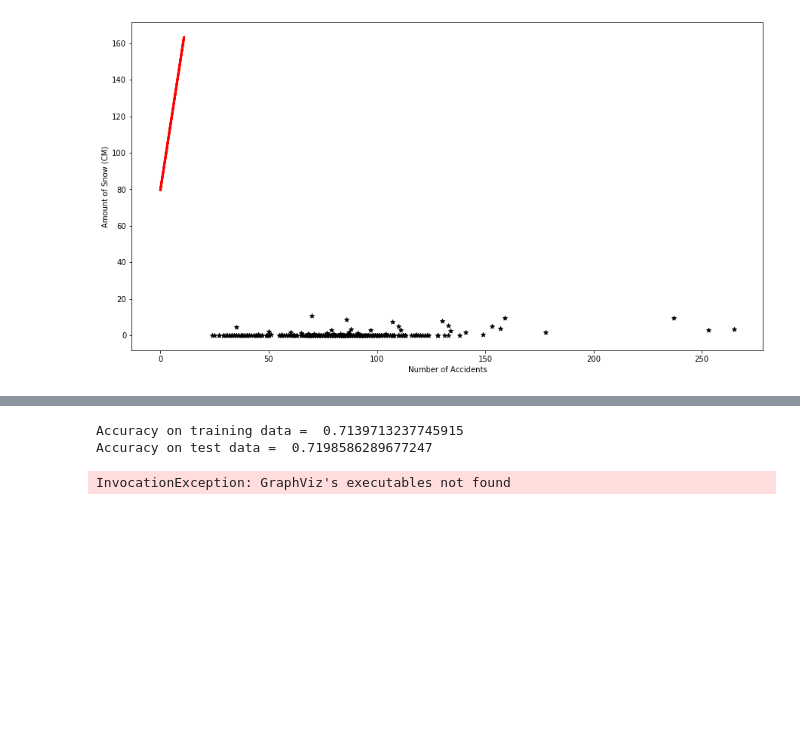
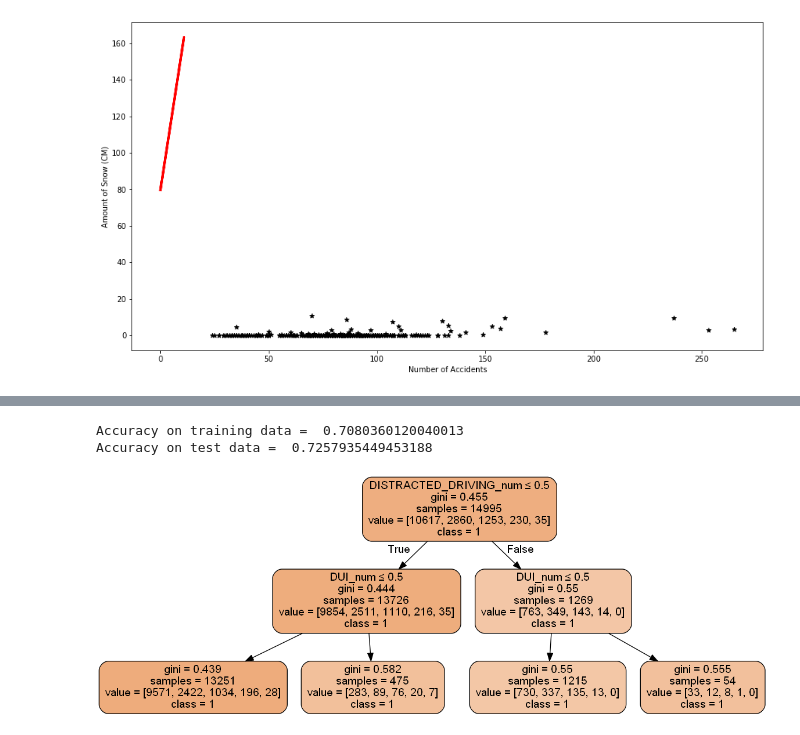
Before and after one commit to ckyle25/dSFinalProject2020, a Jupyter notebook: Automobile Accidents.ipynb, the cells around one changed output, grey strips where cells are left out. Drawn from its saved outputs; the diff is of its cells as text; code cells hidden in the pictures; blank space fills up the shorter version.

```diff
--- a/Automobile Accidents.ipynb
+++ b/Automobile Accidents.ipynb
@@ -223,7 +268,7 @@ def renderTree(my_tree, features):
         f = tree.export_graphviz(my_tree,
                                  out_file=f,
                                  feature_names=features,
-                                 class_names=["Perished", "Survived"],
+                                 class_names=["1", "2","3","4","5"],
                                  filled=True,
                                  rounded=True,
                                  special_characters=True)
@@ -239,25 +284,28 @@ def renderTree(my_tree, features):
 # %%
 decisionTree = tree.DecisionTreeClassifier()
 
-xTrain, xTest, yTrain, yTest = splitData(["DUI_num"])
+allFeatures = ["DUI","DISTRACTED_DRIVING"]
+someFeatures =
+
+xTrain, xTest, yTrain, yTest = splitData(["DUI","DISTRACTED_DRIVING"])
 # fit the tree with the traing data
 decisionTree = decisionTree.fit(xTrain, yTrain)
 
 # predict with the training data
 yPredictTrain = decisionTree.predict(xTrain)
 # measure accuracy
 print('Accuracy on training data = ', metrics.accuracy_score(y_true = yTrain, y_pred = yPredictTrain))
 
 # predict with the test data
 yPredict = decisionTree.predict(xTest)
 # measure accuracy
 print('Accuracy on test data = ', metrics.accuracy_score(y_true = yTest, y_pred = yPredict))
 
-renderTree(decisionTree, ["DUI_num"])
+renderTree(decisionTree, ["DUI_num","DISTRACTED_DRIVING_num"])
 # %% [output]
-Accuracy on training data =  0.7139713237745915
-Accuracy on test data =  0.7198586289677247
+Accuracy on training data =  0.7080360120040013
+Accuracy on test data =  0.7257935449453188
-InvocationException: GraphViz's executables not found
+[figure, added]
 # %%
 from sklearn.ensemble import RandomForestClassifier
 
```
Also changed, not shown: parts of 5 cells of this notebook, 2 other files.
